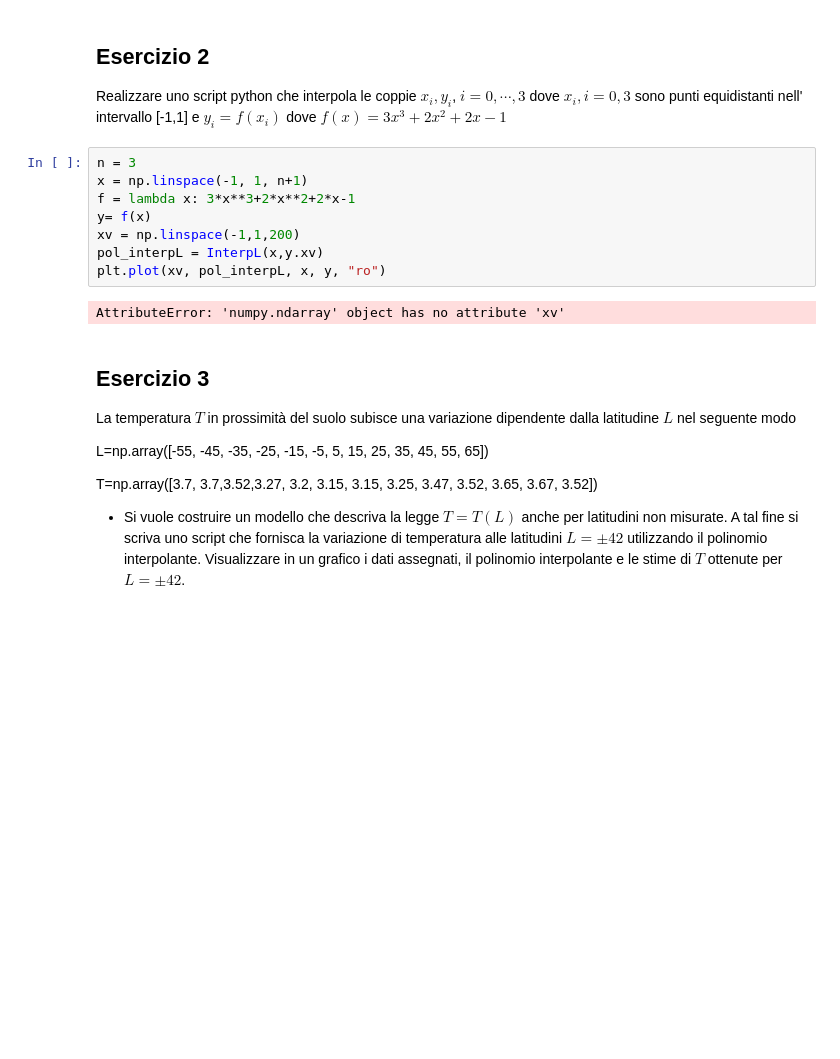
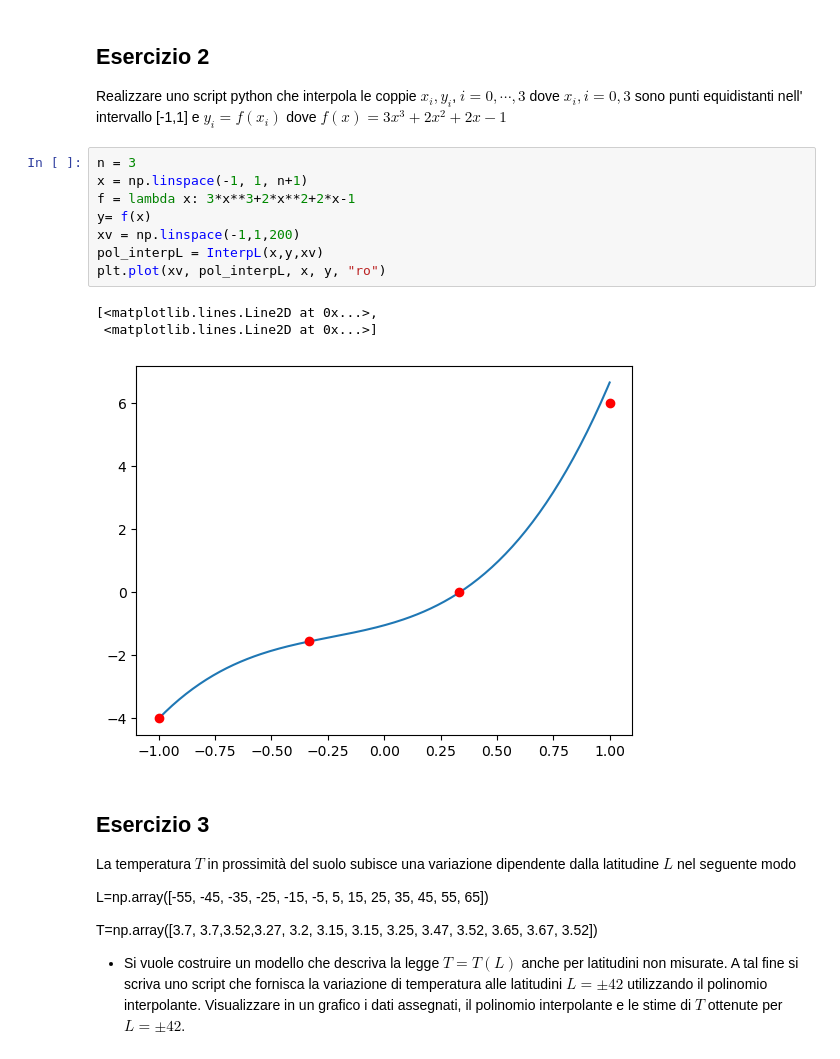
Before and after one commit to alevu3344/EsercitazioniMetodiNumerici, a Jupyter notebook: Lezione_10/ESercitazione_10.ipynb, the cells around one changed output. Cells and saved outputs as stored; diff of their text form; blank space fills up the shorter version.

```diff
--- a/Lezione_10/ESercitazione_10.ipynb
+++ b/Lezione_10/ESercitazione_10.ipynb
@@ -207,13 +265,15 @@ dove $x_i,i=0,3$ sono punti equidistanti nell' intervallo [-1,1] e $y_i=f(x_i)$
 # %%
 n = 3
 x = np.linspace(-1, 1, n+1)
 f = lambda x: 3*x**3+2*x**2+2*x-1
 y= f(x)
 xv = np.linspace(-1,1,200)
-pol_interpL = InterpL(x,y.xv)
+pol_interpL = InterpL(x,y,xv)
 plt.plot(xv, pol_interpL, x, y, "ro")
 # %% [output]
-AttributeError: 'numpy.ndarray' object has no attribute 'xv'
+[<matplotlib.lines.Line2D at 0x...>,
+ <matplotlib.lines.Line2D at 0x...>]
+[figure, added]
 # %% [markdown]
 ## Esercizio 3
 
```
Also changed, not shown: parts of 8 cells of this notebook, 3 other files.
